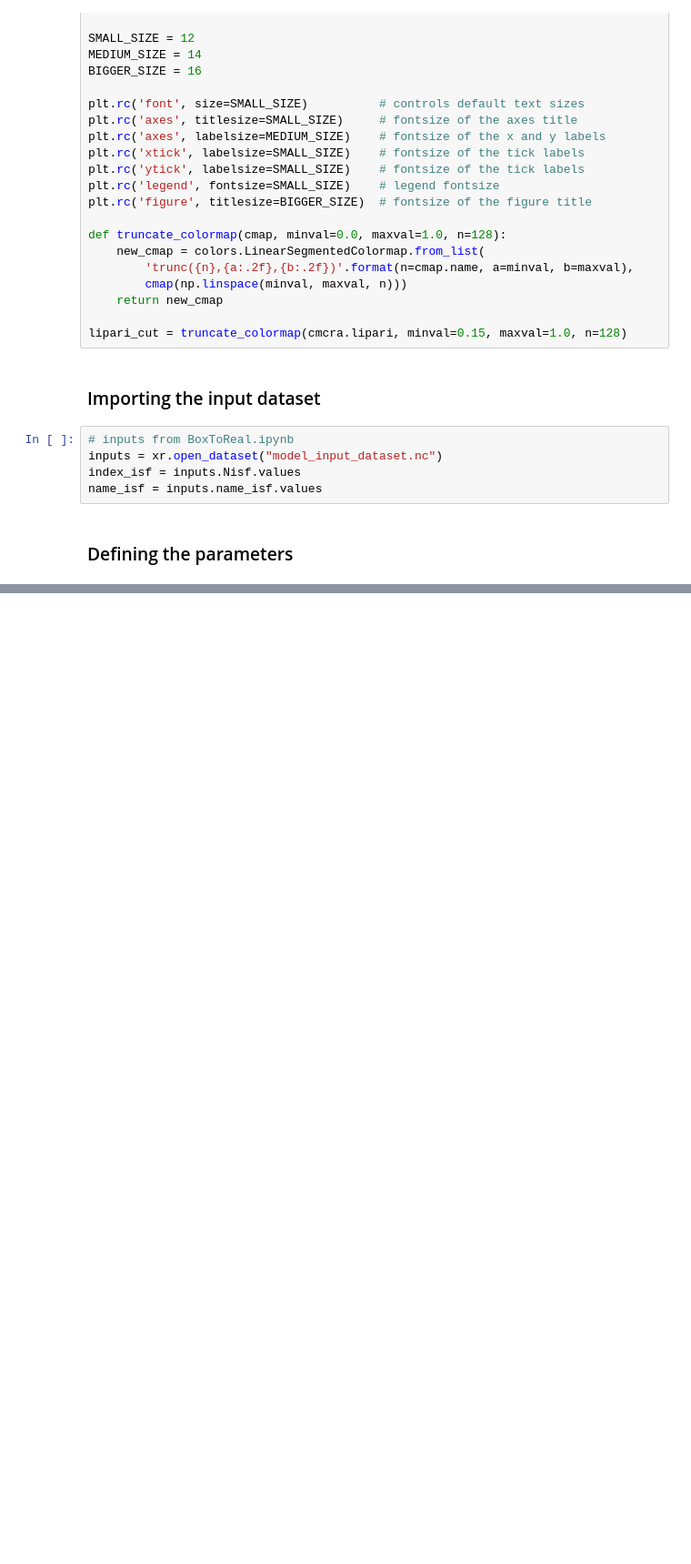
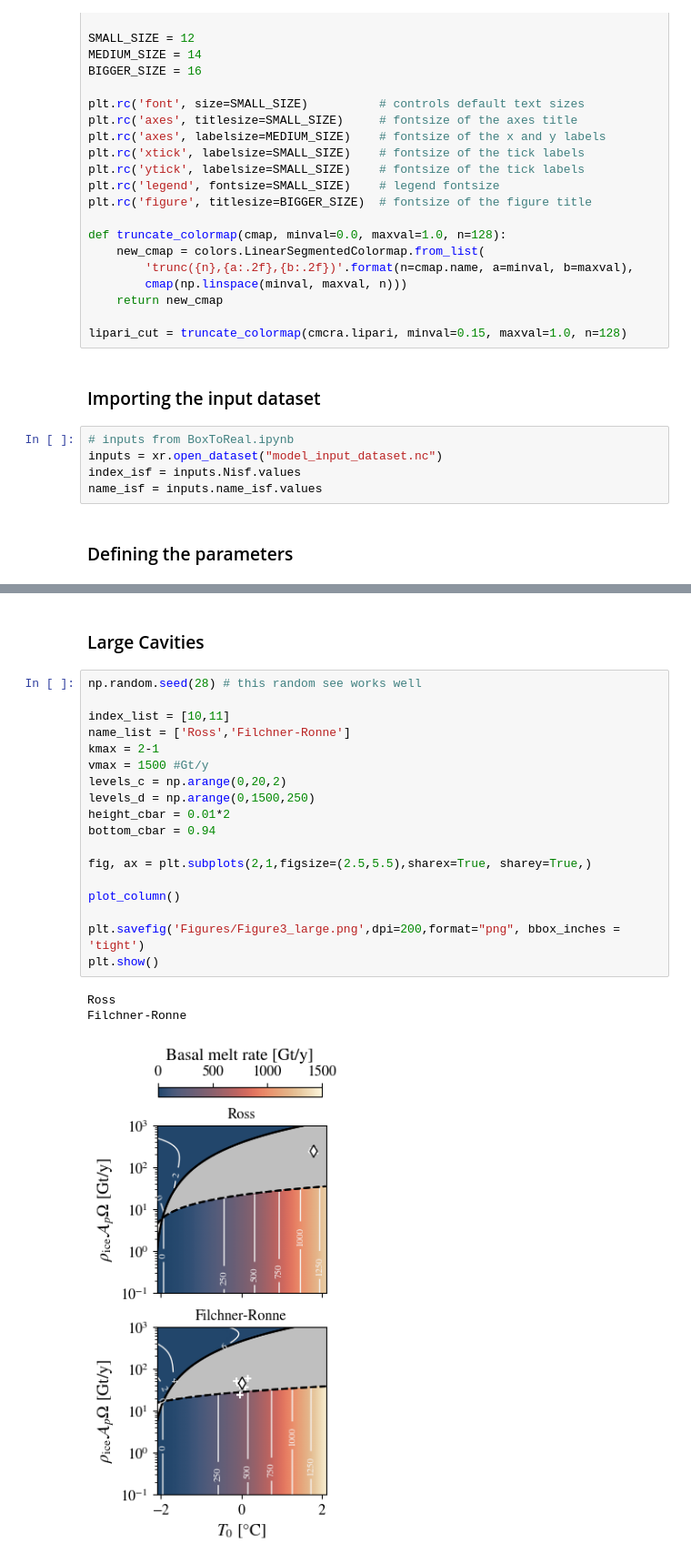
Before and after one commit to lsaddier/Low-Dimensionnal-Model-2025, a Jupyter notebook: Figure3.ipynb, the cells around one changed output, grey strips where cells are left out. Shown at 91% size. Saved outputs shown, nothing was run; the diff lists cells and outputs as text; blank space fills up the shorter version.

```diff
--- a/Figure3.ipynb
+++ b/Figure3.ipynb
@@ -251,0 +301,24 @@ Moscow Univ.
+# %% [markdown]
+### Large Cavities
+# %%
+np.random.seed(28) # this random see works well
+
+index_list = [10,11]
+name_list = ['Ross','Filchner-Ronne']
+kmax = 2-1
+vmax = 1500 #Gt/y
+levels_c = np.arange(0,20,2)
+levels_d = np.arange(0,1500,250)
+height_cbar = 0.01*2
+bottom_cbar = 0.94
+
+fig, ax = plt.subplots(2,1,figsize=(2.5,5.5),sharex=True, sharey=True,)
+
+plot_column()
+
+plt.savefig('Figures/Figure3_large.png',dpi=200,format="png", bbox_inches = 'tight')
+plt.show()
+# %% [output]
+Ross
+Filchner-Ronne
+[figure, added]
```
Also changed, not shown: parts of 9 cells of this notebook, 14 other files.
